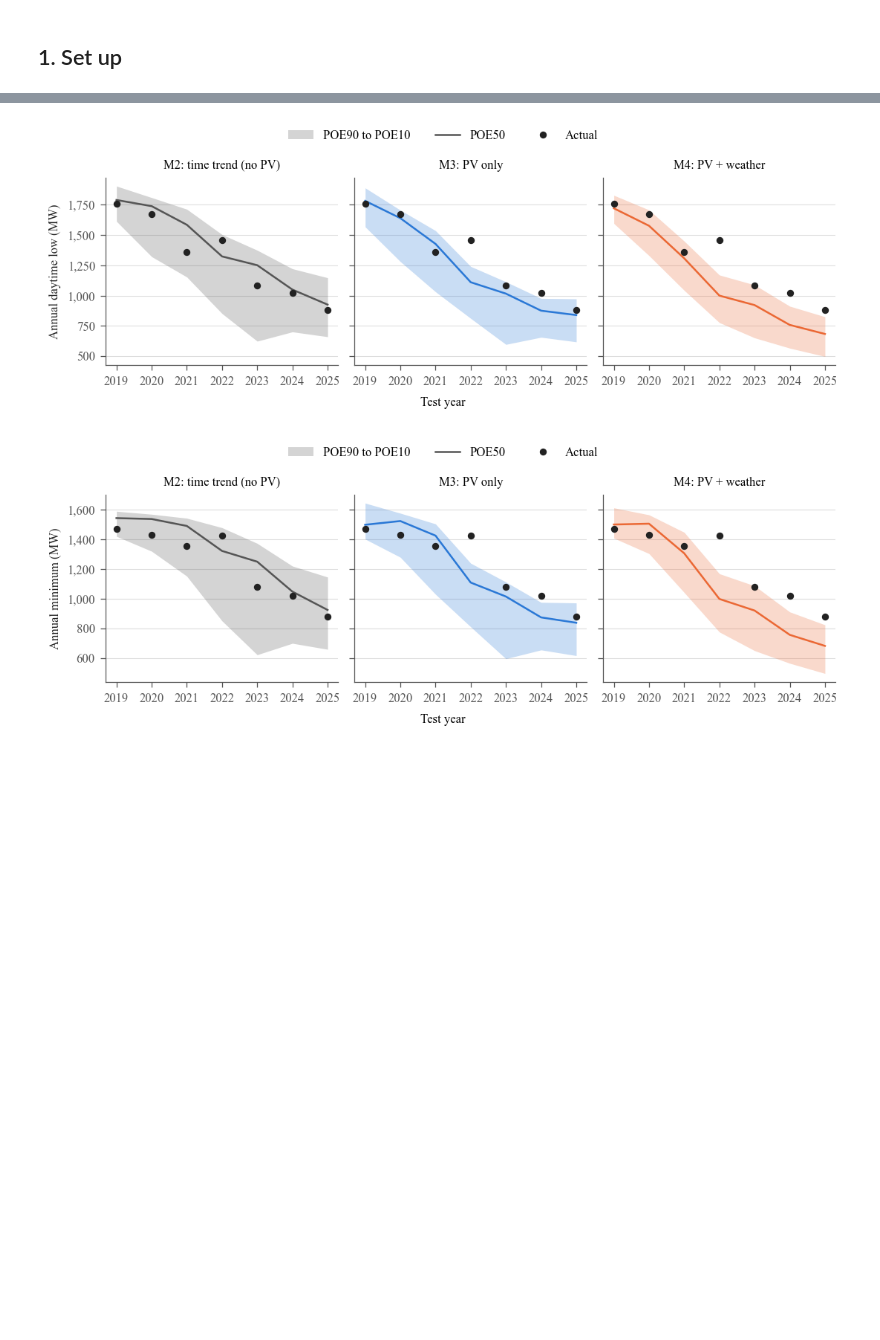
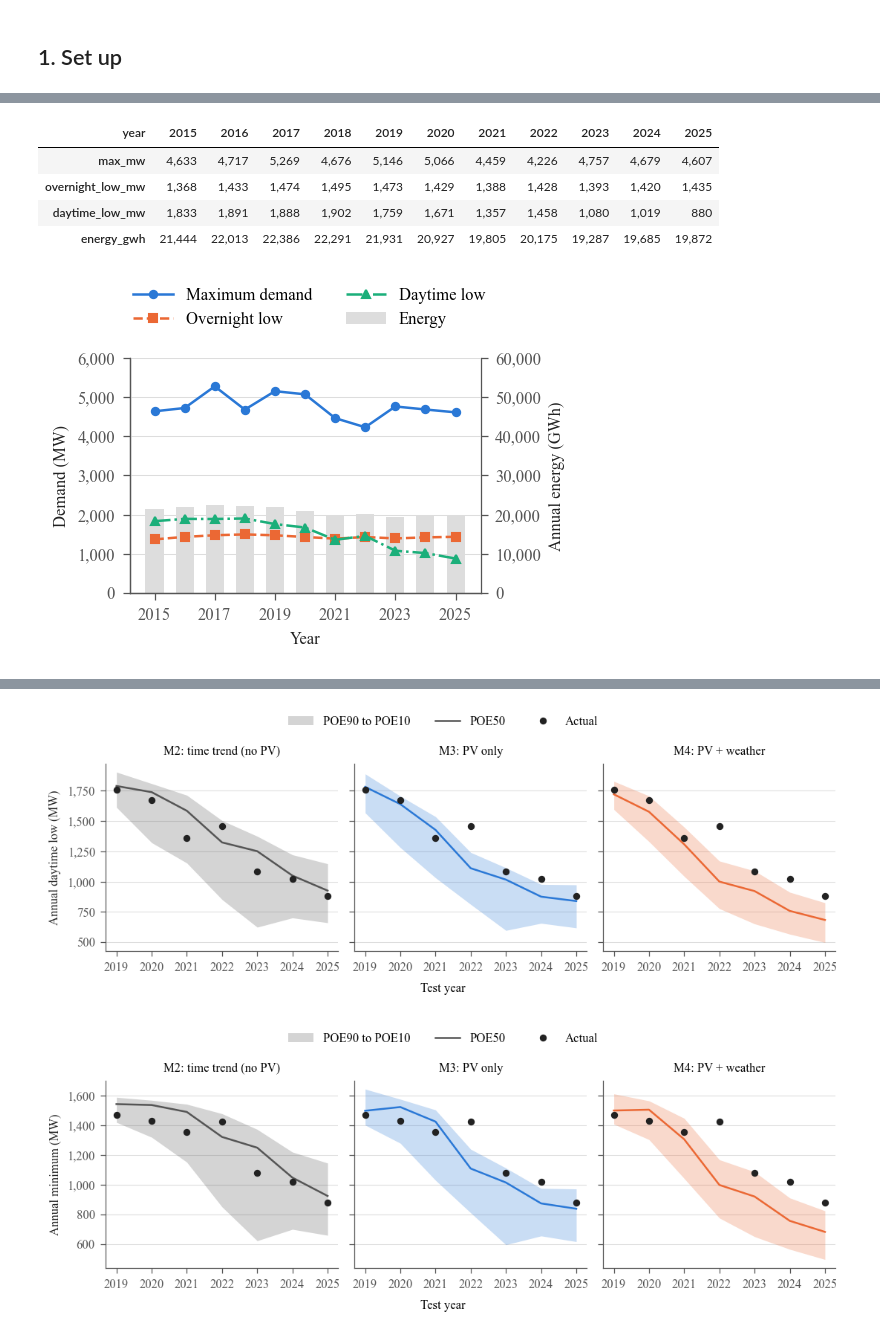
Before and after one commit to mssamhan31/PyNMDF, a Jupyter notebook: notebooks/archive/A2_superseded_figures.ipynb, the cells around one changed output, grey strips where cells are left out. Cells and saved outputs as stored; diff of their text form; code cells hidden in the pictures; blank space fills up the shorter version.

```diff
--- a/notebooks/archive/A2_superseded_figures.ipynb
+++ b/notebooks/archive/A2_superseded_figures.ipynb
@@ -45,0 +71,15 @@ TARGETS = {"daytime_low": "Annual daytime low (MW)", "minimum": "Annual minimum
+# %%
+annual = targets.annual_summary(total).join(targets.annual_window_lows(total, windows))
+plotted = annual[["max_mw", "overnight_low_mw", "daytime_low_mw", "energy_gwh"]]
+plotted.to_csv(archive / "annual_max_lows_energy_data.csv")
+
+figure = plots.annual_demand(annual)
+plots.save_figure(figure, archive, "annual_max_lows_energy")
+plotted.T
+# %% [output]
+| year | 2015 | 2016 | 2017 | 2018 | 2019 | 2020 | 2021 | 2022 | 2023 | 2024 | 2025 |
+| max_mw | 4,633 | 4,717 | 5,269 | 4,676 | 5,146 | 5,066 | 4,459 | 4,226 | 4,757 | 4,679 | 4,607 |
+| overnight_low_mw | 1,368 | 1,433 | 1,474 | 1,495 | 1,473 | 1,429 | 1,388 | 1,428 | 1,393 | 1,420 | 1,435 |
+| daytime_low_mw | 1,833 | 1,891 | 1,888 | 1,902 | 1,759 | 1,671 | 1,357 | 1,458 | 1,080 | 1,019 | 880 |
+| energy_gwh | 21,444 | 22,013 | 22,386 | 22,291 | 21,931 | 20,927 | 19,805 | 20,175 | 19,287 | 19,685 | 19,872 |
+[figure, added]
```
Also changed, not shown: parts of 16 cells of this notebook, 20 other files.
